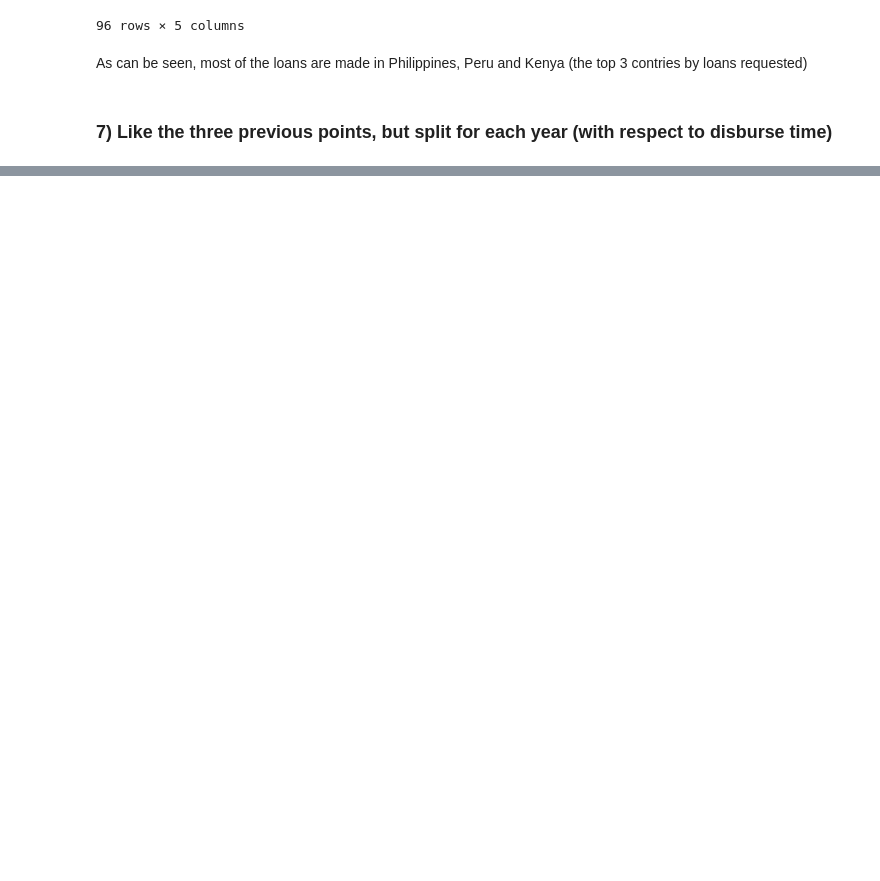
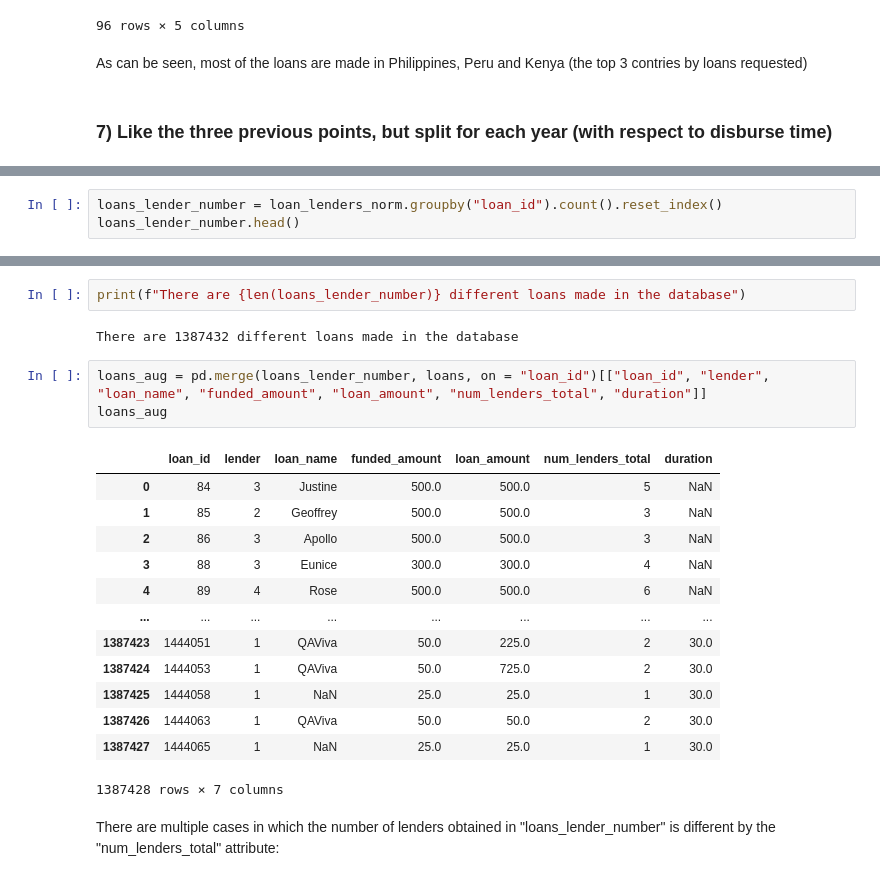
Before and after one commit to paolomariani/Foundations-of-Computer-Science-Project, a Jupyter notebook: Foundations of Computer Science Project Notebook.ipynb, the cells around one changed output, grey strips where cells are left out. Saved outputs shown, nothing was run; the diff lists cells and outputs as text; blank space fills up the shorter version.

```diff
--- a/Foundations of Computer Science Project Notebook.ipynb
+++ b/Foundations of Computer Science Project Notebook.ipynb
@@ -320,0 +407,3 @@ The result can be obtained by
+# %%
+loans_lender_number = loan_lenders_norm.groupby("loan_id").count().reset_index()
+loans_lender_number.head()
@@ -320,0 +417,23 @@ The result can be obtained by
+# %%
+print(f"There are {len(loans_lender_number)} different loans made in the database")
+# %% [output]
+There are 1387432 different loans made in the database
+# %%
+loans_aug = pd.merge(loans_lender_number, loans, on = "loan_id")[["loan_id", "lender", "loan_name", "funded_amount", "loan_amount", "num_lenders_total", "duration"]]
+loans_aug
+# %% [output]
+|  | loan_id | lender | loan_name | funded_amount | loan_amount | num_lenders_total | duration |
+| 0 | 84 | 3 | Justine | 500.0 | 500.0 | 5 | NaN |
+| 1 | 85 | 2 | Geoffrey | 500.0 | 500.0 | 3 | NaN |
+| 2 | 86 | 3 | Apollo | 500.0 | 500.0 | 3 | NaN |
+| 3 | 88 | 3 | Eunice | 300.0 | 300.0 | 4 | NaN |
+| 4 | 89 | 4 | Rose | 500.0 | 500.0 | 6 | NaN |
+| ... | ... | ... | ... | ... | ... | ... | ... |
+| 1387423 | 1444051 | 1 | QAViva | 50.0 | 225.0 | 2 | 30.0 |
+| 1387424 | 1444053 | 1 | QAViva | 50.0 | 725.0 | 2 | 30.0 |
+| 1387425 | 1444058 | 1 | NaN | 25.0 | 25.0 | 1 | 30.0 |
+| 1387426 | 1444063 | 1 | QAViva | 50.0 | 50.0 | 2 | 30.0 |
+| 1387427 | 1444065 | 1 | NaN | 25.0 | 25.0 | 1 | 30.0 |
+1387428 rows × 7 columns
+# %% [markdown]
+There are multiple cases in which the number of lenders obtained in "loans_lender_number" is different by the "num_lenders_total" attribute:
```
Also changed, not shown: parts of 19 cells of this notebook.
